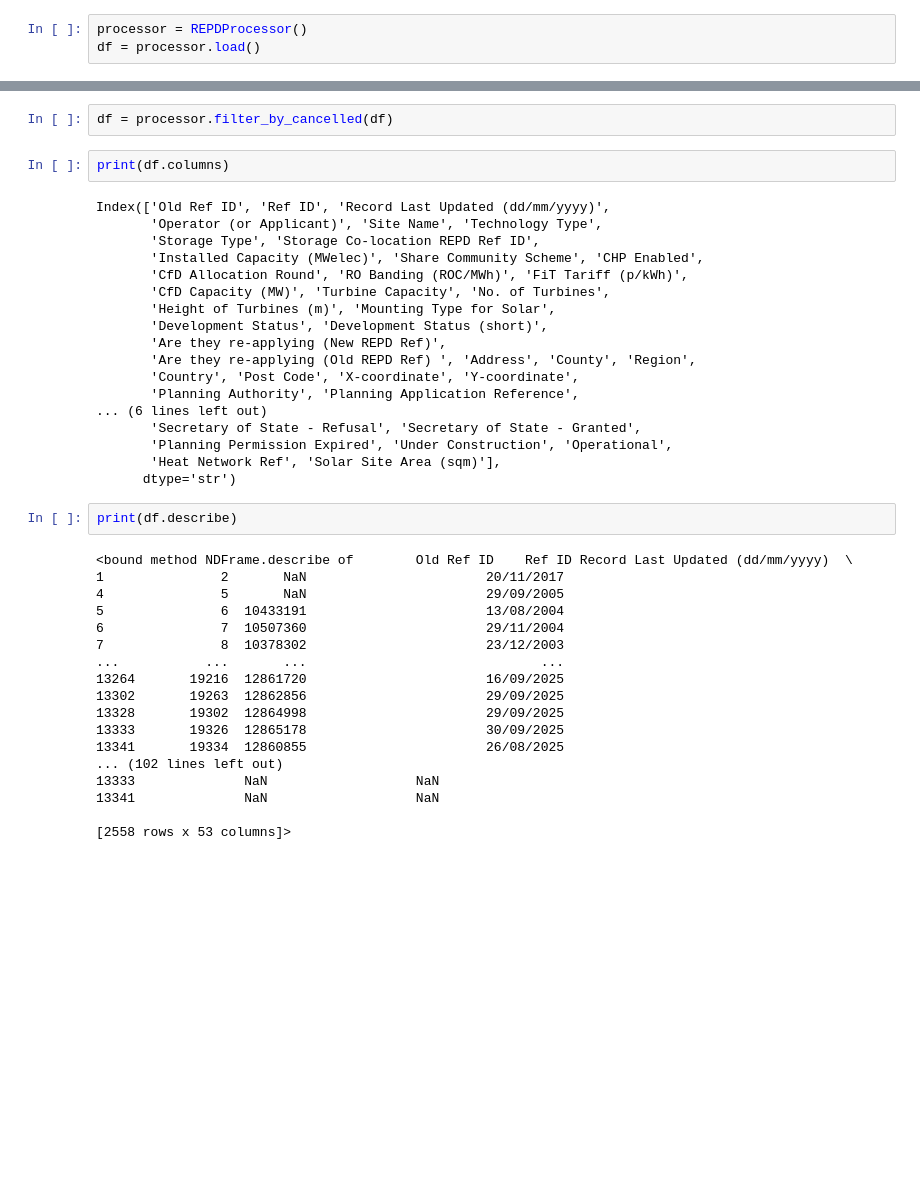
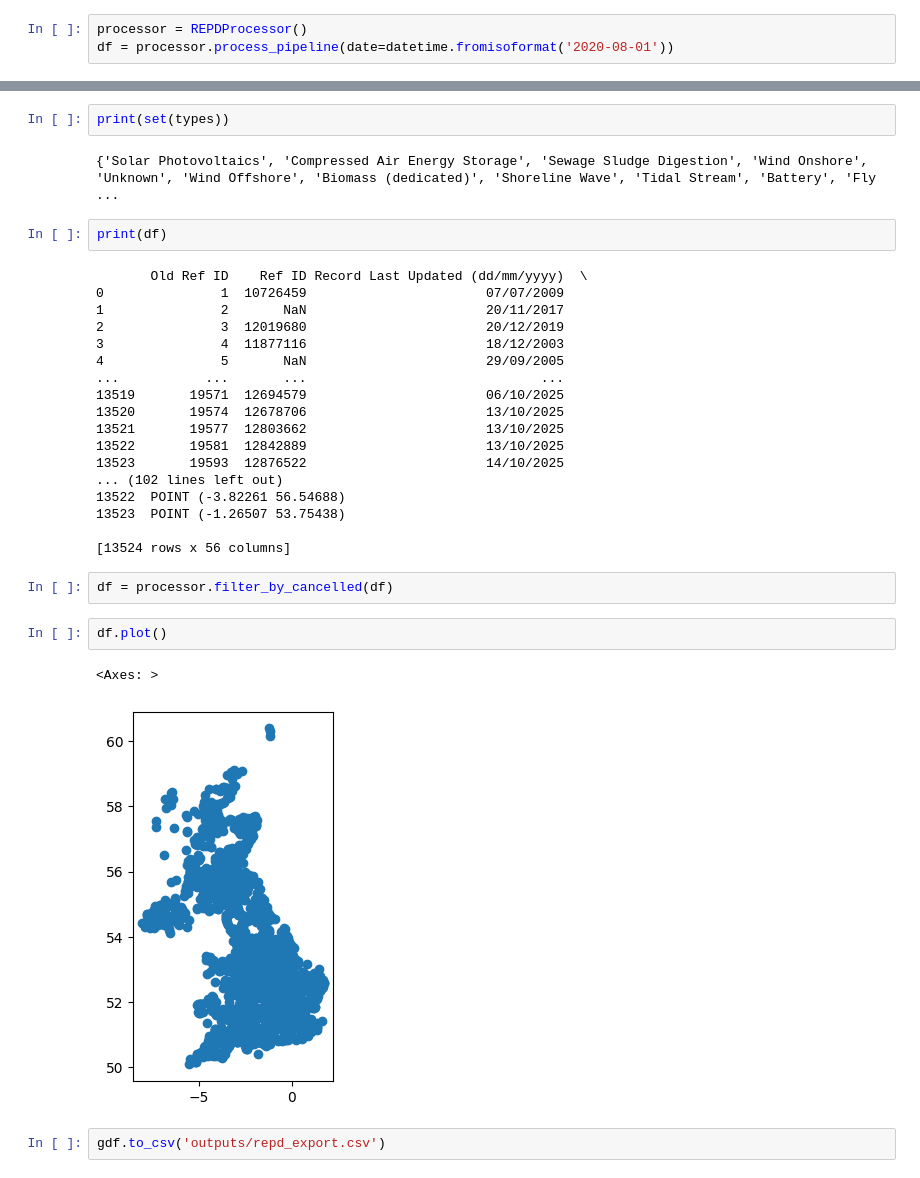
Before and after one commit to dambem/clean_energy_graveyard, a Jupyter notebook: backend_v2/01_dataset_retrieval.ipynb, the cells around one changed output, grey strips where cells are left out. Saved outputs shown, nothing was run; the diff lists cells and outputs as text; blank space fills up the shorter version.

Commit message:
feat: adding repd processor

```diff
--- a/backend_v2/01_dataset_retrieval.ipynb
+++ b/backend_v2/01_dataset_retrieval.ipynb
@@ -4,3 +5,3 @@ from src.processors.repd_processor import REPDProcessor
 # %%
 processor = REPDProcessor()
-df = processor.load()
+df = processor.process_pipeline(date=datetime.fromisoformat('2020-08-01'))
@@ -7,42 +67,33 @@ df = processor.load()
+# %%
+print(set(types))
+# %% [output]
+{'Solar Photovoltaics', 'Compressed Air Energy Storage', 'Sewage Sludge Digestion', 'Wind Onshore', 'Unknown', 'Wind Offshore', 'Biomass (dedicated)', 'Shoreline Wave', 'Tidal Stream', 'Battery', 'Fly ...
+# %%
+print(df)
+# %% [output]
+       Old Ref ID    Ref ID Record Last Updated (dd/mm/yyyy)  \
+0               1  10726459                       07/07/2009
+1               2       NaN                       20/11/2017
+2               3  12019680                       20/12/2019
+3               4  11877116                       18/12/2003
+4               5       NaN                       29/09/2005
+...           ...       ...                              ...
+13519       19571  12694579                       06/10/2025
+13520       19574  12678706                       13/10/2025
+13521       19577  12803662                       13/10/2025
+13522       19581  12842889                       13/10/2025
+13523       19593  12876522                       14/10/2025
+... (102 lines left out)
+13522  POINT (-3.82261 56.54688)
+13523  POINT (-1.26507 53.75438)
+
+[13524 rows x 56 columns]
 # %%
 df = processor.filter_by_cancelled(df)
-# %%
-print(df.columns)
-# %% [output]
-Index(['Old Ref ID', 'Ref ID', 'Record Last Updated (dd/mm/yyyy)',
-       'Operator (or Applicant)', 'Site Name', 'Technology Type',
-       'Storage Type', 'Storage Co-location REPD Ref ID',
-       'Installed Capacity (MWelec)', 'Share Community Scheme', 'CHP Enabled',
-       'CfD Allocation Round', 'RO Banding (ROC/MWh)', 'FiT Tariff (p/kWh)',
-       'CfD Capacity (MW)', 'Turbine Capacity', 'No. of Turbines',
-       'Height of Turbines (m)', 'Mounting Type for Solar',
-       'Development Status', 'Development Status (short)',
-       'Are they re-applying (New REPD Ref)',
-       'Are they re-applying (Old REPD Ref) ', 'Address', 'County', 'Region',
-       'Country', 'Post Code', 'X-coordinate', 'Y-coordinate',
-       'Planning Authority', 'Planning Application Reference',
-... (6 lines left out)
-       'Secretary of State - Refusal', 'Secretary of State - Granted',
-       'Planning Permission Expired', 'Under Construction', 'Operational',
-       'Heat Network Ref', 'Solar Site Area (sqm)'],
-      dtype='str')
-# %%
-print(df.describe)
-# %% [output]
-<bound method NDFrame.describe of        Old Ref ID    Ref ID Record Last Updated (dd/mm/yyyy)  \
-1               2       NaN                       20/11/2017
-4               5       NaN                       29/09/2005
-5               6  10433191                       13/08/2004
-6               7  10507360                       29/11/2004
-7               8  10378302                       23/12/2003
-...           ...       ...                              ...
-13264       19216  12861720                       16/09/2025
-13302       19263  12862856                       29/09/2025
-13328       19302  12864998                       29/09/2025
-13333       19326  12865178                       30/09/2025
-13341       19334  12860855                       26/08/2025
-... (102 lines left out)
-13333              NaN                   NaN
-13341              NaN                   NaN
-
-[2558 rows x 53 columns]>
+# %%
+df.plot()
+# %% [output]
+<Axes: >
+[figure, added]
+# %%
+gdf.to_csv('outputs/repd_export.csv')
```
Also changed, not shown: parts of 7 cells of this notebook, 3 other files.
